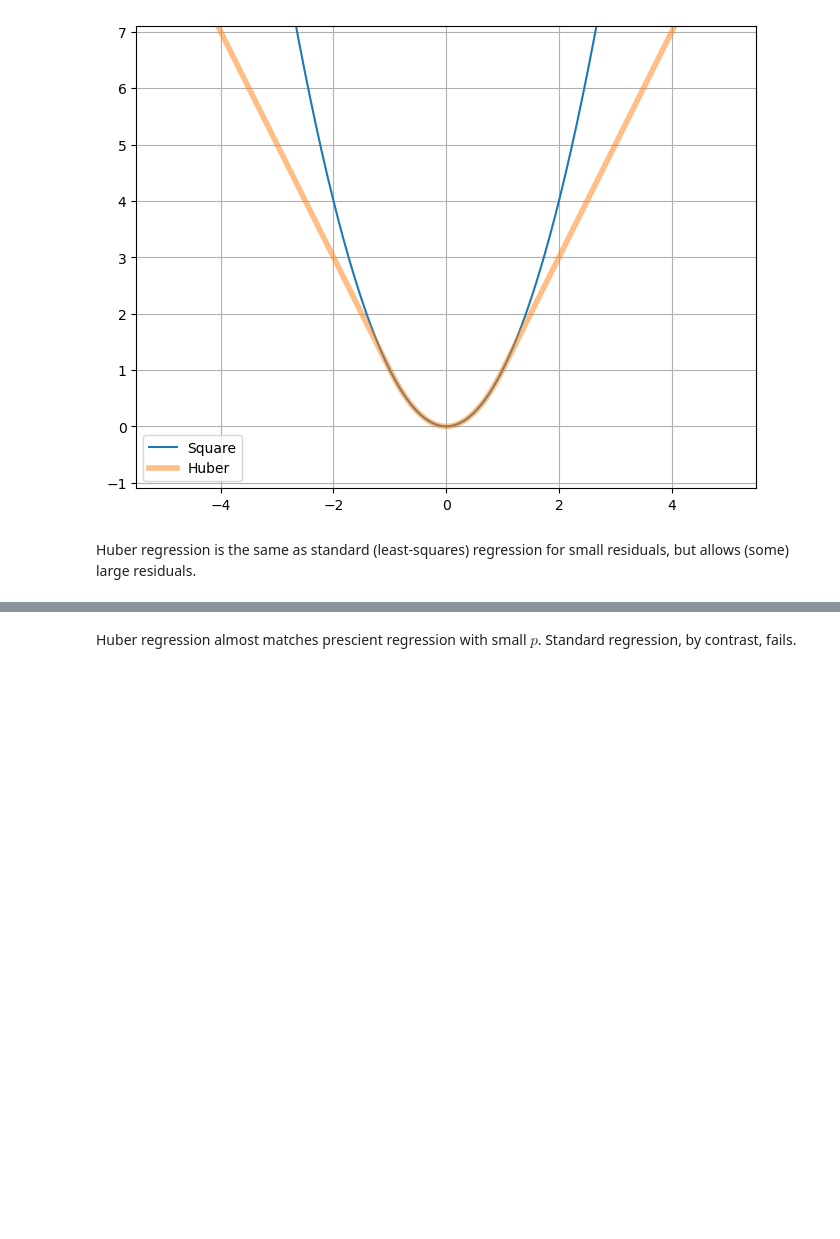
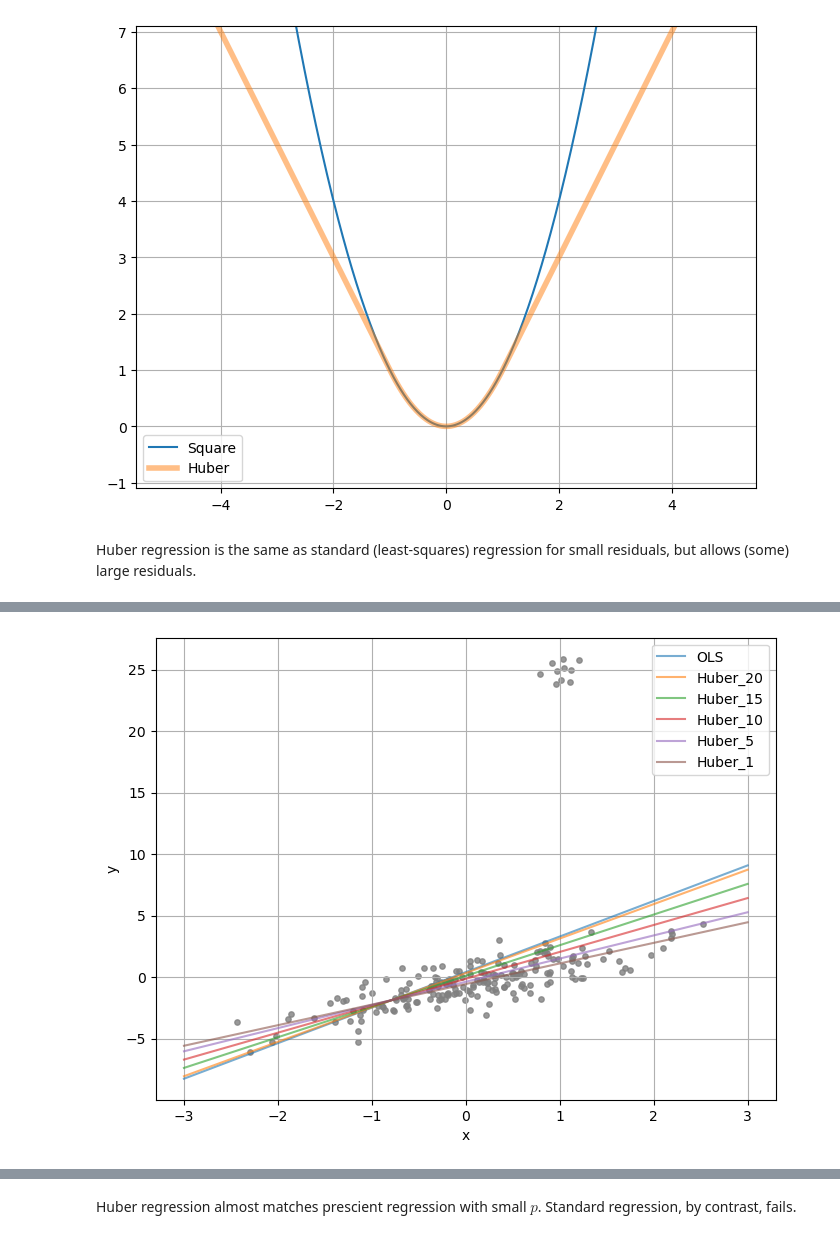
Before and after one commit to MIE424-2023/lab6-cvxpy, a Jupyter notebook: Lab 6.ipynb, the cells around one changed output, grey strips where cells are left out. Cells and saved outputs as stored; diff of their text form; code cells hidden in the pictures; blank space fills up the shorter version.

```diff
--- a/Lab 6.ipynb
+++ b/Lab 6.ipynb
@@ -434,0 +465,12 @@ Huber regression is the same as standard (least-squares) regression for small re
+# %%
+# init
+np.random.seed(1)
+n, d = 200, 1
+θ_true = np.random.randn(d)
+b_true = np.random.randn()
+# generate data
+X = np.random.randn(n,d)
+y = X @ θ_true + b_true + np.random.randn(n)
+# add outliner
+X[-10:] = 1 + 0.1 * np.random.randn(10,d)
+y[-10:] = 25 + 0.5 * np.random.randn(10)
@@ -435 +497,16 @@ Huber regression is the same as standard (least-squares) regression for small re
+# %%
+plt.figure(figsize=(8,6))
+plt.scatter(X[:-10], y[:-10], s=15, alpha=0.8, c="gray")
+plt.scatter(X[-10:], y[-10:], s=15, alpha=0.8, c="gray")
+x = np.linspace(-3, 3, 100)
+plt.plot(x, θ_ols * x + b_ols, alpha=0.6, label="OLS")
+for t, θ_huber, b_huber in zip(t_vals, θs_huber, bs_huber):
+    plt.plot(x, θ_huber * x + b_huber, alpha=0.6, label=f"Huber_{t:.0f}")
+plt.ylabel("y")
+plt.xlabel("x")
+plt.grid()
+plt.legend()
+plt.show()
+# %% [output]
+[figure, added]
 # %% [markdown]
```
Also changed, not shown: parts of 15 cells of this notebook.
